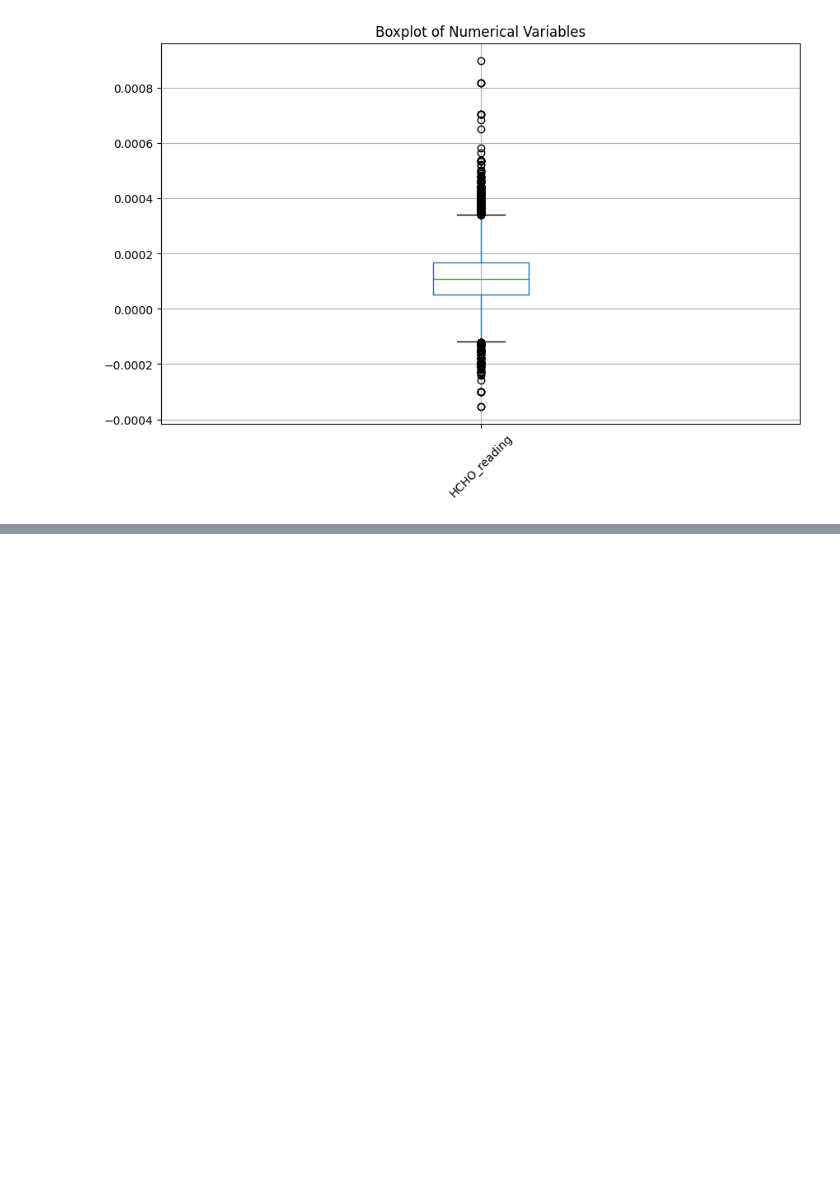
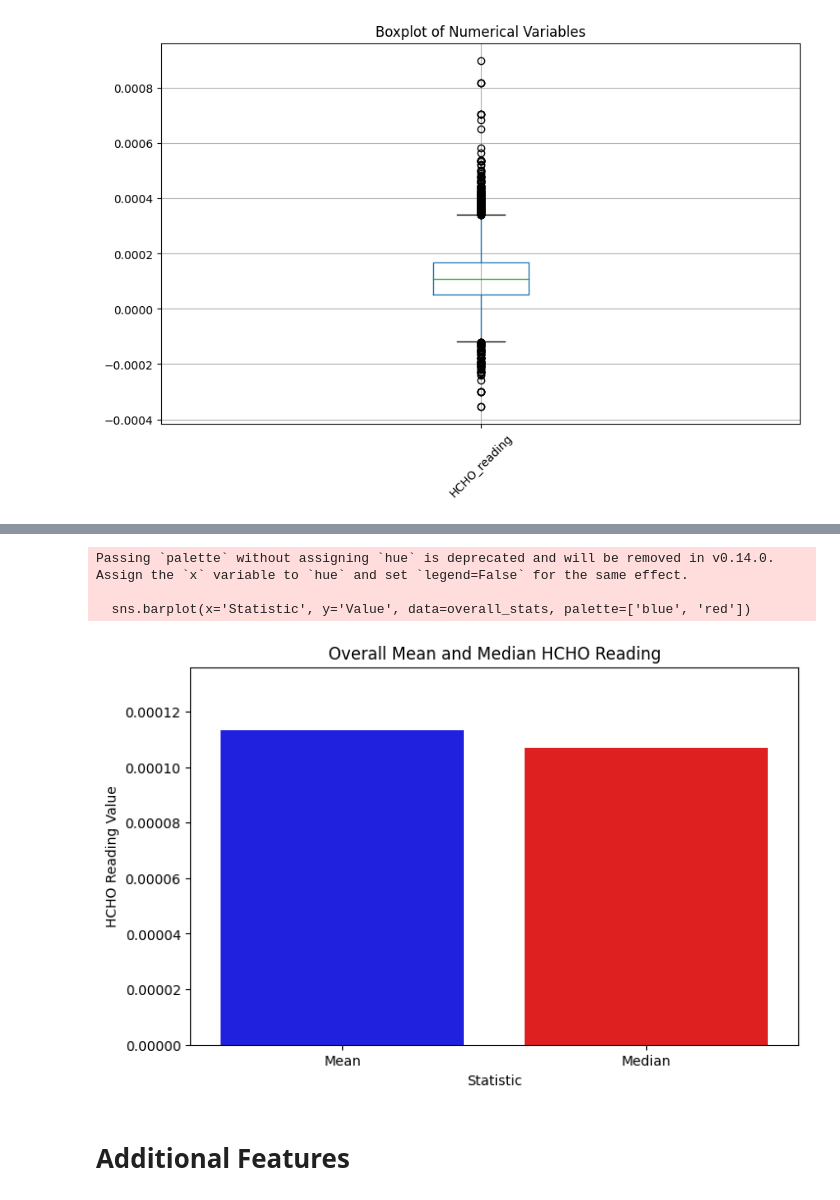
Before and after one commit to NinaAbeyratne/Analysing_HCHO_gas_in_Sri_Lanka, a Jupyter notebook: DE_preprocessing.ipynb, the cells around one changed output, grey strips where cells are left out. Saved outputs shown, nothing was run; the diff lists cells and outputs as text; code cells hidden in the pictures; blank space fills up the shorter version.

```diff
--- a/DE_preprocessing.ipynb
+++ b/DE_preprocessing.ipynb
@@ -276,0 +365,19 @@ plt.show()
+# %%
+plt.figure(figsize=(8, 5))
+
+# Creating a barplot for overall mean and median
+sns.barplot(x='Statistic', y='Value', data=overall_stats, palette=['blue', 'red'])
+
+plt.title('Overall Mean and Median HCHO Reading')
+plt.xlabel('Statistic')
+plt.ylabel('HCHO Reading Value')
+# plt.ylim(0, overall_stats['Value'].max() + 1)
+plt.ylim(0, max(overall_mean, overall_median) * 1.2)  # 20% higher than the max value
+plt.show()
+# %% [output]
+Passing `palette` without assigning `hue` is deprecated and will be removed in v0.14.0. Assign the `x` variable to `hue` and set `legend=False` for the same effect.
+
+  sns.barplot(x='Statistic', y='Value', data=overall_stats, palette=['blue', 'red'])
+[figure, added]
+# %% [markdown]
+# Additional Features
```
Also changed, not shown: parts of 40 cells of this notebook.
